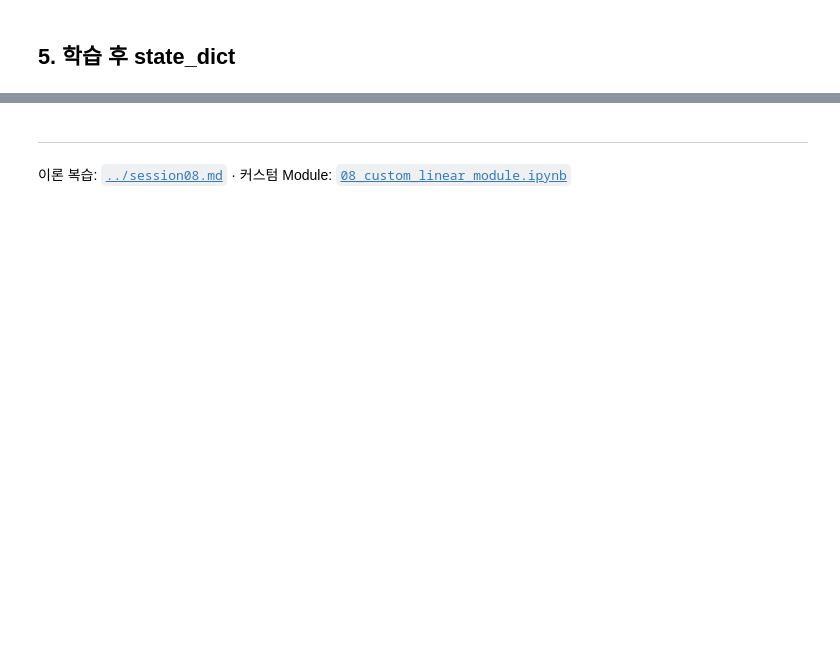
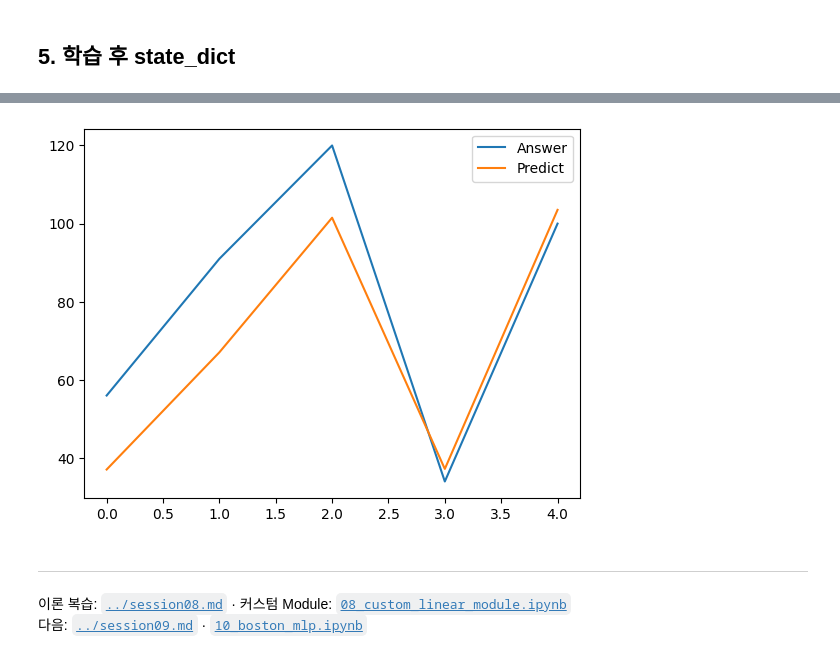
Before and after one commit to devco-hyunha/ax-academy, a Jupyter notebook: Deep Learning/PyTorch/09_multi_output_linear.ipynb, the cells around one changed output, grey strips where cells are left out. Drawn from its saved outputs; the diff is of its cells as text; code cells hidden in the pictures; blank space fills up the shorter version.

Commit message:
docs(Deep Learning): session09~10과 실습 노트북 10~12·CSV 데이터를 추가한다
Co-authored-by: Cursor <cursoragent@cursor.com>

```diff
--- a/Deep Learning/PyTorch/09_multi_output_linear.ipynb
+++ b/Deep Learning/PyTorch/09_multi_output_linear.ipynb
@@ -82,0 +116,17 @@ print(model.state_dict())
+# %%
+torch.manual_seed(1)
+model_sample = nn.Linear(in_features=4, out_features=2)
+criterion_sample = nn.MSELoss()
+optimizer_sample = optim.SGD(model_sample.parameters(), lr=1e-4)
+
+for epoch in range(100):
+    for x, y in zip(input_, label_):
+        yhat = model_sample(x)
+        loss1 = criterion_sample(yhat, y)
+
+        optimizer_sample.zero_grad()  # 이전 기울기 비우기
+        loss1.backward()
+        optimizer_sample.step()  # weight · bias 갱신
+
+    if epoch % 20 == 0 or epoch == 99:
+        print(f"epoch {epoch:3d} | last_sample_loss={loss1.item():.4f}")
@@ -82,0 +144,7 @@ print(model.state_dict())
+# %%
+pred = model_sample(input_)
+full_loss = criterion_sample(pred, label_)
+print("전체 MSE:", full_loss.item())
+# detach().numpy()는 텐서를 넘파이 배열로 변환하는 함수
+print("정답:\n", label_.detach().numpy())
+print("예측:\n", pred.detach().numpy())
@@ -83,4 +165,12 @@ print(model.state_dict())
+# %%
+plt.plot(label_[:, 0].detach().numpy(), label="Answer")
+plt.plot(pred[:, 0].detach().numpy(), label="Predict")
+plt.legend()
+plt.show()
+# %% [output]
+[figure, added]
 # %% [markdown]
 ---
 
 이론 복습: [`../session08.md`](../session08.md) · 커스텀 Module: [`08_custom_linear_module.ipynb`](./08_custom_linear_module.ipynb)
+다음: [`../session09.md`](../session09.md) · [`10_boston_mlp.ipynb`](./10_boston_mlp.ipynb)
```
Also changed, not shown: parts of 13 cells of this notebook, 17 other files.
